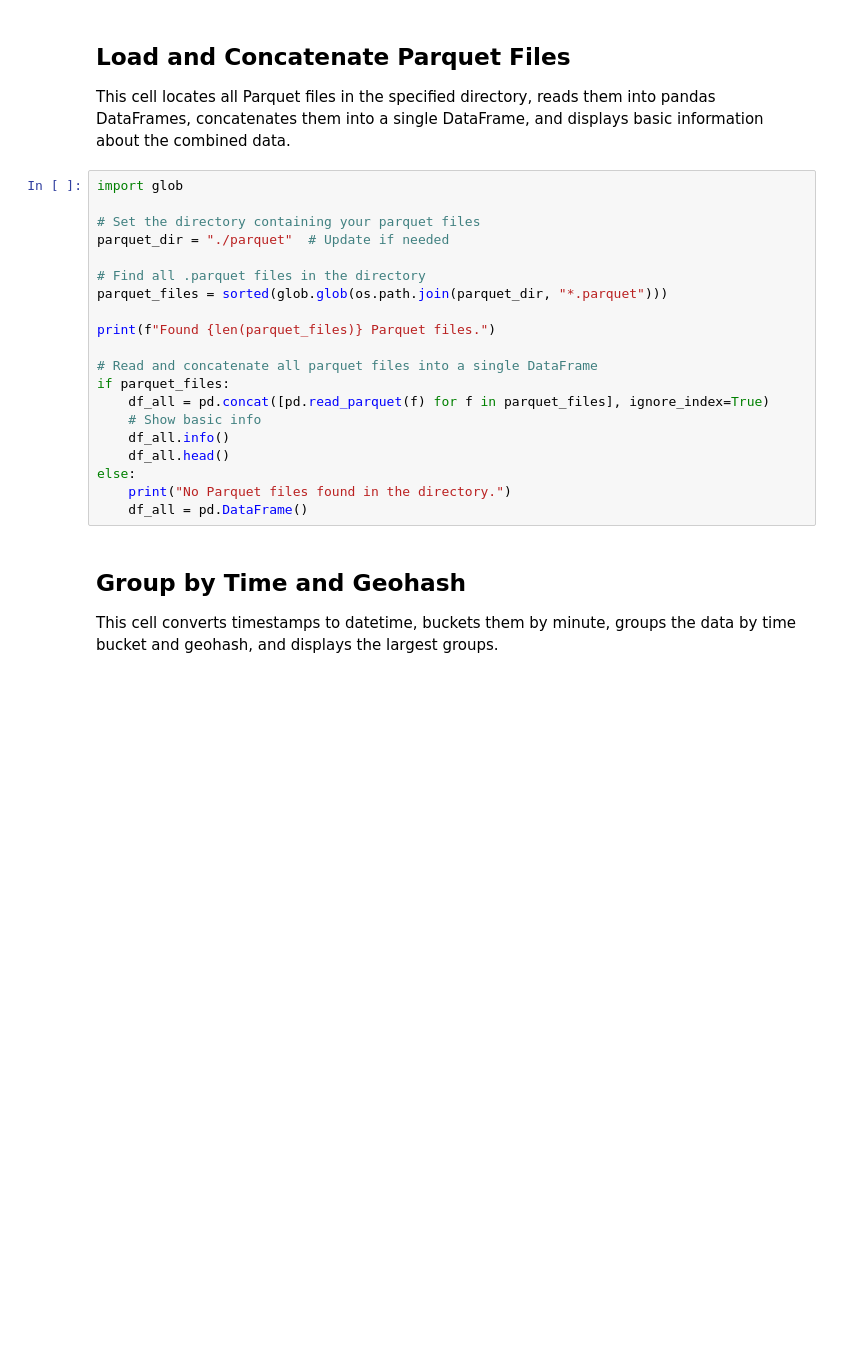
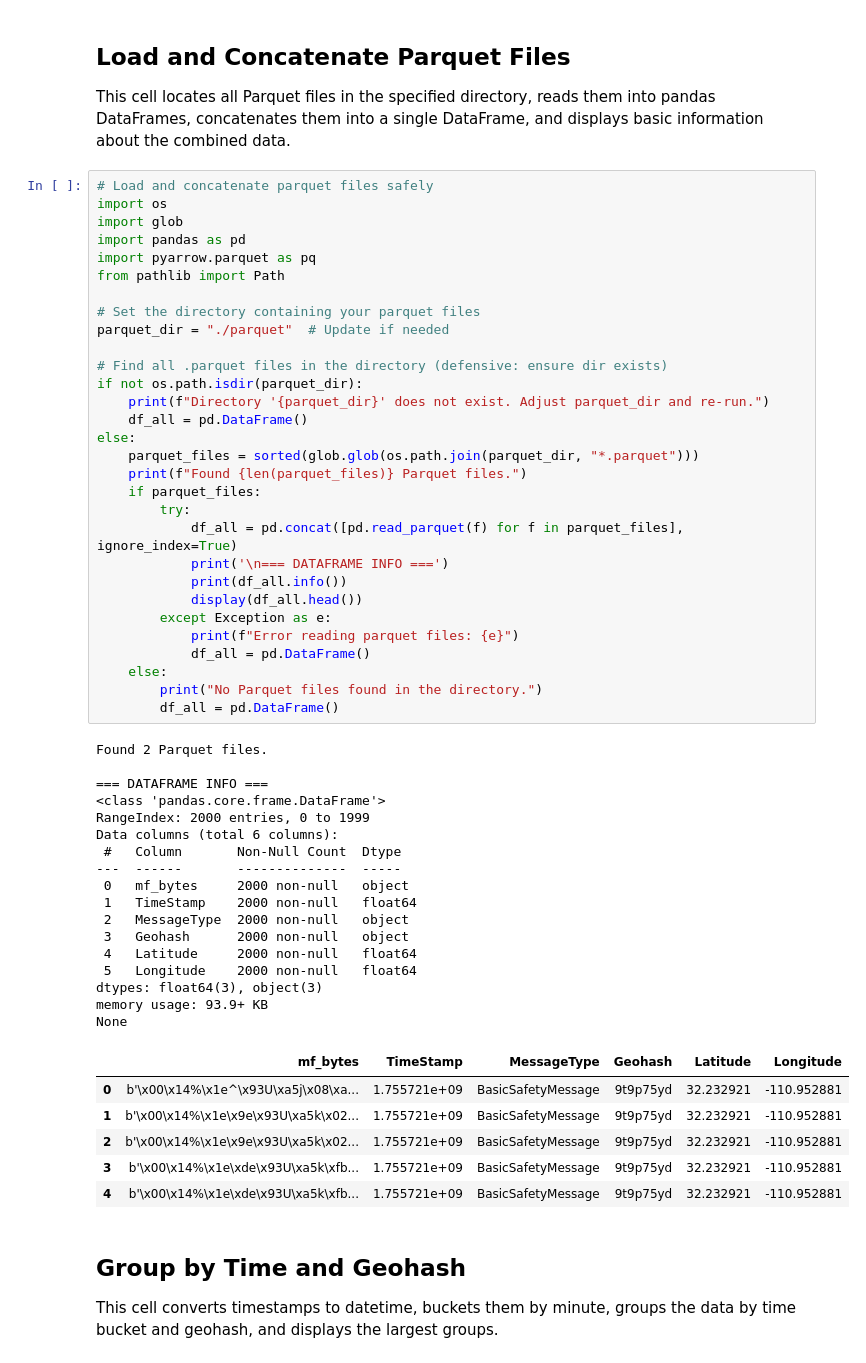
Before and after one commit to driveAZ/driveAZ_Analytics, a Jupyter notebook: BSM_analysis/BSM_Parquet.ipynb, the cells around one changed output. Saved outputs shown, nothing was run; the diff lists cells and outputs as text; blank space fills up the shorter version.

```diff
--- a/BSM_analysis/BSM_Parquet.ipynb
+++ b/BSM_analysis/BSM_Parquet.ipynb
@@ -151,25 +150,59 @@ import os
 ## Load and Concatenate Parquet Files
 This cell locates all Parquet files in the specified directory, reads them into pandas DataFrames, concatenates them into a single DataFrame, and displays basic information about the combined data.
 # %%
+# Load and concatenate parquet files safely
+import os
 import glob
+import pandas as pd
+import pyarrow.parquet as pq
+from pathlib import Path
 
 # Set the directory containing your parquet files
 parquet_dir = "./parquet"  # Update if needed
 
-# Find all .parquet files in the directory
-parquet_files = sorted(glob.glob(os.path.join(parquet_dir, "*.parquet")))
-
-print(f"Found {len(parquet_files)} Parquet files.")
-
-# Read and concatenate all parquet files into a single DataFrame
-if parquet_files:
-	df_all = pd.concat([pd.read_parquet(f) for f in parquet_files], ignore_index=True)
-	# Show basic info
-	df_all.info()
-	df_all.head()
+# Find all .parquet files in the directory (defensive: ensure dir exists)
+if not os.path.isdir(parquet_dir):
+    print(f"Directory '{parquet_dir}' does not exist. Adjust parquet_dir and re-run.")
+    df_all = pd.DataFrame()
 else:
-	print("No Parquet files found in the directory.")
-	df_all = pd.DataFrame()
+    parquet_files = sorted(glob.glob(os.path.join(parquet_dir, "*.parquet")))
+    print(f"Found {len(parquet_files)} Parquet files.")
+    if parquet_files:
+        try:
+            df_all = pd.concat([pd.read_parquet(f) for f in parquet_files], ignore_index=True)
+            print('\n=== DATAFRAME INFO ===')
+            print(df_all.info())
+            display(df_all.head())
+        except Exception as e:
+            print(f"Error reading parquet files: {e}")
+            df_all = pd.DataFrame()
+    else:
+        print("No Parquet files found in the directory.")
+        df_all = pd.DataFrame()
+# %% [output]
+Found 2 Parquet files.
+
+=== DATAFRAME INFO ===
+<class 'pandas.core.frame.DataFrame'>
+RangeIndex: 2000 entries, 0 to 1999
+Data columns (total 6 columns):
+ #   Column       Non-Null Count  Dtype
+---  ------       --------------  -----
+ 0   mf_bytes     2000 non-null   object
+ 1   TimeStamp    2000 non-null   float64
+ 2   MessageType  2000 non-null   object
+ 3   Geohash      2000 non-null   object
+ 4   Latitude     2000 non-null   float64
+ 5   Longitude    2000 non-null   float64
+dtypes: float64(3), object(3)
+memory usage: 93.9+ KB
+None
+|  | mf_bytes | TimeStamp | MessageType | Geohash | Latitude | Longitude |
+| 0 | b'\x00\x14%\x1e^\x93U\xa5j\x08\xa... | 1.755721e+09 | BasicSafetyMessage | 9t9p75yd | 32.232921 | -110.952881 |
+| 1 | b'\x00\x14%\x1e\x9e\x93U\xa5k\x02... | 1.755721e+09 | BasicSafetyMessage | 9t9p75yd | 32.232921 | -110.952881 |
+| 2 | b'\x00\x14%\x1e\x9e\x93U\xa5k\x02... | 1.755721e+09 | BasicSafetyMessage | 9t9p75yd | 32.232921 | -110.952881 |
+| 3 | b'\x00\x14%\x1e\xde\x93U\xa5k\xfb... | 1.755721e+09 | BasicSafetyMessage | 9t9p75yd | 32.232921 | -110.952881 |
+| 4 | b'\x00\x14%\x1e\xde\x93U\xa5k\xfb... | 1.755721e+09 | BasicSafetyMessage | 9t9p75yd | 32.232921 | -110.952881 |
 # %% [markdown]
 ## Group by Time and Geohash
 This cell converts timestamps to datetime, buckets them by minute, groups the data by time bucket and geohash, and displays the largest groups.
```
Also changed, not shown: parts of 9 cells of this notebook, 12 other files.
